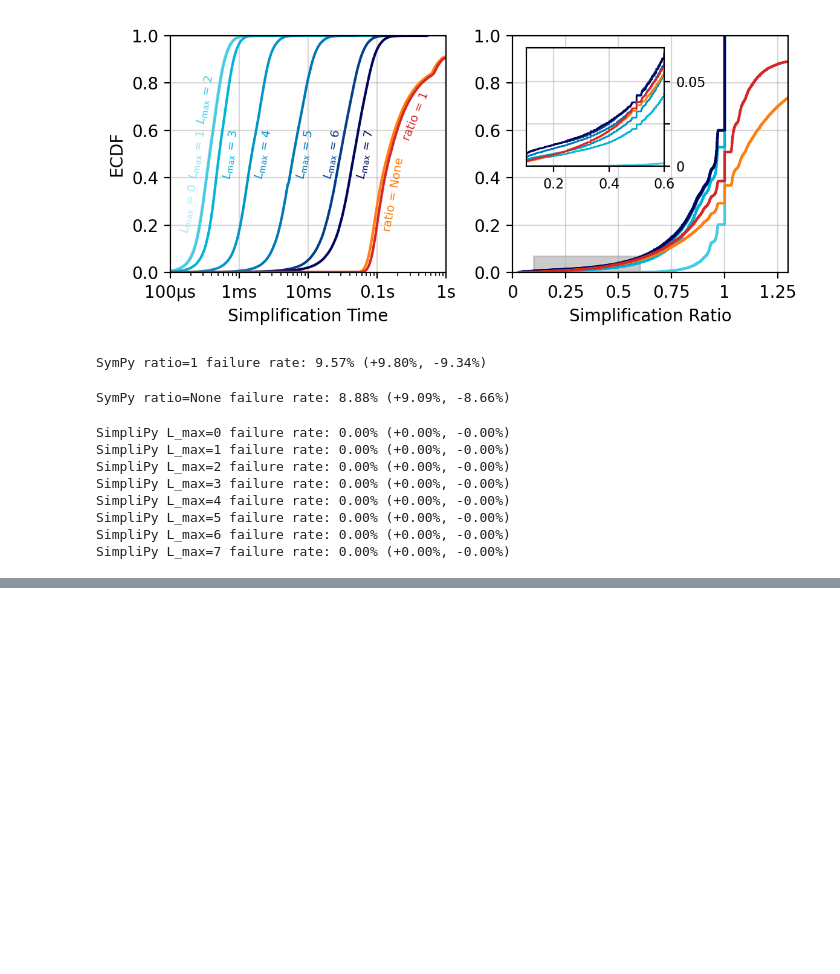
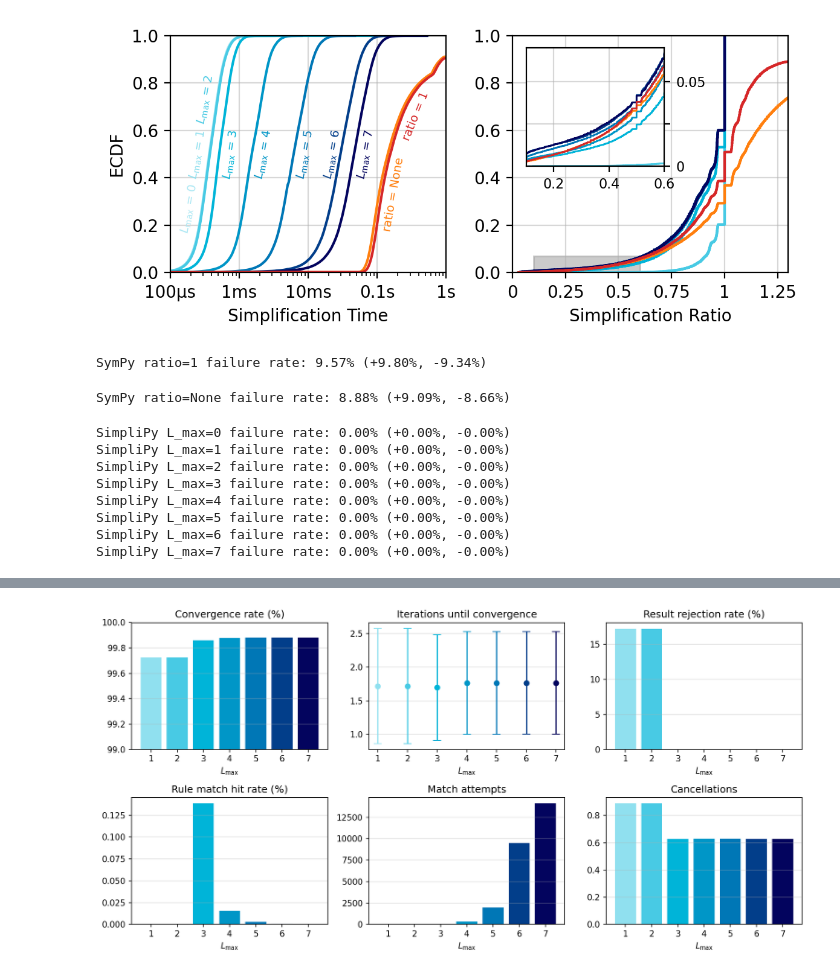
Before and after one commit to psaegert/flash-ansr, a Jupyter notebook: experimental/eval/simplipy.ipynb, the cells around one changed output, grey strips where cells are left out. Cells and saved outputs as stored; diff of their text form; code cells hidden in the pictures; blank space fills up the shorter version.

```diff
--- a/experimental/eval/simplipy.ipynb
+++ b/experimental/eval/simplipy.ipynb
@@ -112,8 +115,8 @@ print(f'{N_SAMPLES:,}')
 # %%
 READ = True
 # %%
-if READ:
-    with open(get_path('results', 'simplification', filename='simplification_results_simplipy.pkl'), 'rb') as f:
+if READ and os.path.exists(get_path('results', 'simplification', filename='simplification_results_simplipy_cython.pkl')):
+    with open(get_path('results', 'simplification', filename='simplification_results_simplipy_cython.pkl'), 'rb') as f:
         simplification_results_simplipy = pickle.load(f)
 else:
     simplification_results_simplipy = {}
@@ -141,7 +144,7 @@ else:
 
         pbar.close()
 
-    with open(get_path('results', 'simplification', filename='simplification_results_simplipy.pkl'), 'wb') as f:
+    with open(get_path('results', 'simplification', filename='simplification_results_simplipy_cython.pkl'), 'wb') as f:
         pickle.dump(simplification_results_simplipy, f)
 # %%
 if READ:
@@ -337,0 +343,3 @@ SimpliPy L_max=7 failure rate: 0.00% (+0.00%, -0.00%)
+# %%
+
+L_MAX_VALUES = list(range(1, 8))  # 7 engines with L_max from 1 to 7
@@ -337,0 +400,7 @@ SimpliPy L_max=7 failure rate: 0.00% (+0.00%, -0.00%)
+# %%
+# Save statistics for persistence
+stats_path = get_path('results', 'simplification', filename='simplification_statistics_by_lmax.pkl')
+with open(stats_path, 'wb') as f:
+    pickle.dump(all_stats, f)
+
+print(f'Saved statistics to {stats_path}')
@@ -337,0 +411,4 @@ SimpliPy L_max=7 failure rate: 0.00% (+0.00%, -0.00%)
+# %%
+# Load statistics (if starting from a fresh session)
+with open(get_path('results', 'simplification', filename='simplification_statistics_by_lmax.pkl'), 'rb') as f:
+    all_stats = pickle.load(f)
@@ -337,0 +469,59 @@ SimpliPy L_max=7 failure rate: 0.00% (+0.00%, -0.00%)
+# %%
+fig, axes = plt.subplots(2, 3, figsize=(12, 6), dpi=150)
+
+axes = axes.flatten()
+
+# --- 1. Convergence rate ---
+conv_rates = [summary_df.loc[l, 'converged (%)'] for l in L_MAX_VALUES]
+axes[0].bar(L_MAX_VALUES, conv_rates, color=[all_colors[f'simplipy_{l}'] for l in L_MAX_VALUES])
+axes[0].set_xlabel('$L_\\text{max}$')
+axes[0].set_ylim(99, 100)
+axes[0].set_xticks(L_MAX_VALUES)
+axes[0].grid(axis='y', alpha=0.4)
+axes[0].set_title('Convergence rate (%)')
+
+# --- 2. Iterations used (box plot) ---
+iter_data = [[s.iterations_used for s in all_stats[l]] for l in L_MAX_VALUES]
+for i, l in enumerate(L_MAX_VALUES):
+    axes[1].errorbar([l], [np.mean(iter_data[i])], yerr=[np.std(iter_data[i])], fmt='o', color=all_colors[f'simplipy_{l}'], capsize=5)
+axes[1].set_xlabel('$L_\\text{max}$')
+axes[1].set_xticks(L_MAX_VALUES)
+axes[1].grid(axis='y', alpha=0.4)
+axes[1].set_title('Iterations until convergence')
+
+# --- 3. Rejection rate ---
+rej_rates = [summary_df.loc[l, 'rejected (%)'] for l in L_MAX_VALUES]
+axes[2].bar(L_MAX_VALUES, rej_rates, color=[all_colors[f'simplipy_{l}'] for l in L_MAX_VALUES])
+axes[2].set_xlabel('$L_\\text{max}$')
+axes[2].set_xticks(L_MAX_VALUES)
+axes[2].grid(axis='y', alpha=0.4)
+axes[2].set_title('Result rejection rate (%)')
+
+# --- 4. Match hit rate ---
+hit_rates = [summary_df.loc[l, 'hit rate (%)'] for l in L_MAX_VALUES]
+axes[3].bar(L_MAX_VALUES, hit_rates, color=[all_colors[f'simplipy_{l}'] for l in L_MAX_VALUES])
+axes[3].set_xlabel('$L_\\text{max}$')
+axes[3].set_xticks(L_MAX_VALUES)
+axes[3].grid(axis='y', alpha=0.4)
+axes[3].set_title('Rule match hit rate (%)')
+
+# --- 5. Match attempts ---
+match_attempts = [summary_df.loc[l, 'match attempts (mean)'] for l in L_MAX_VALUES]
+axes[4].bar(L_MAX_VALUES, match_attempts, color=[all_colors[f'simplipy_{l}'] for l in L_MAX_VALUES])
+axes[4].set_xlabel('$L_\\text{max}$')
+axes[4].set_xticks(L_MAX_VALUES)
+axes[4].grid(axis='y', alpha=0.4)
+axes[4].set_title('Match attempts')
+
+# --- 6. Cancellations ---
+cancellations = [summary_df.loc[l, 'cancellations (mean)'] for l in L_MAX_VALUES]
+axes[5].bar(L_MAX_VALUES, cancellations, color=[all_colors[f'simplipy_{l}'] for l in L_MAX_VALUES])
+axes[5].set_xlabel('$L_\\text{max}$')
+axes[5].set_xticks(L_MAX_VALUES)
+axes[5].grid(axis='y', alpha=0.4)
+axes[5].set_title('Cancellations')
+
+fig.tight_layout()
+plt.show()
+# %% [output]
+[figure, added]
```
Also changed, not shown: parts of 17 cells of this notebook, 30 other files.
